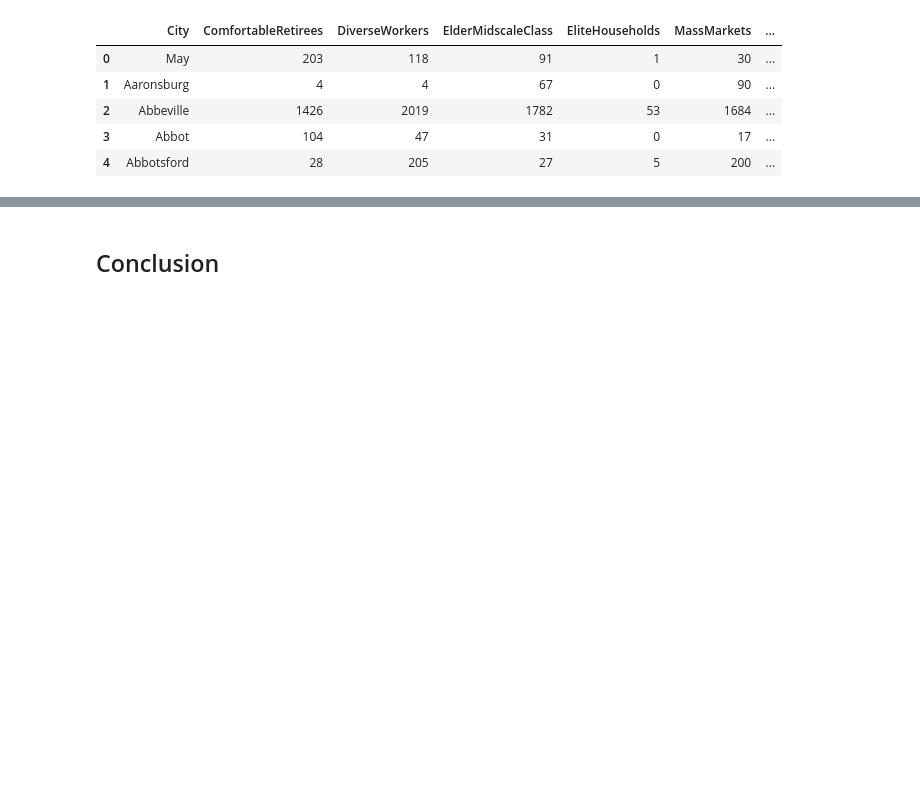
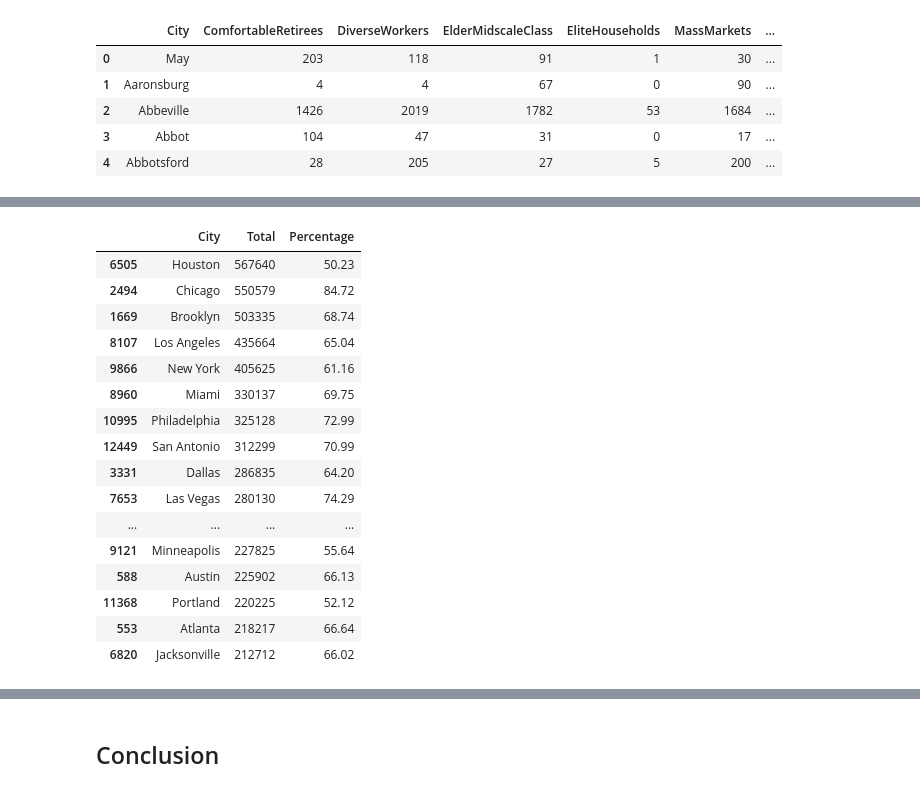
Before and after one commit to dennislamcv1/DAPPWC, a Jupyter notebook: the PwC Approach Final Project/Peer review assignment 3.ipynb, the cells around one changed output, grey strips where cells are left out. Saved outputs shown, nothing was run; the diff lists cells and outputs as text; code cells hidden in the pictures; blank space fills up the shorter version.

```diff
--- a/the PwC Approach Final Project/Peer review assignment 3.ipynb
+++ b/the PwC Approach Final Project/Peer review assignment 3.ipynb
@@ -151,0 +174,22 @@ df[["City","Total","Percentage"]].sort_values(by="Percentage", ascending=False).
+# %%
+cities = pd.DataFrame(df[["City","Total","Percentage"]].sort_values(by="Total", ascending=False, axis=0).head(20))
+# %%
+cities
+# %% [output]
+|  | City | Total | Percentage |
+| 6505 | Houston | 567640 | 50.23 |
+| 2494 | Chicago | 550579 | 84.72 |
+| 1669 | Brooklyn | 503335 | 68.74 |
+| 8107 | Los Angeles | 435664 | 65.04 |
+| 9866 | New York | 405625 | 61.16 |
+| 8960 | Miami | 330137 | 69.75 |
+| 10995 | Philadelphia | 325128 | 72.99 |
+| 12449 | San Antonio | 312299 | 70.99 |
+| 3331 | Dallas | 286835 | 64.20 |
+| 7653 | Las Vegas | 280130 | 74.29 |
+| ... | ... | ... | ... |
+| 9121 | Minneapolis | 227825 | 55.64 |
+| 588 | Austin | 225902 | 66.13 |
+| 11368 | Portland | 220225 | 52.12 |
+| 553 | Atlanta | 218217 | 66.64 |
+| 6820 | Jacksonville | 212712 | 66.02 |
```
Also changed, not shown: parts of 9 cells of this notebook, 9 other files.
